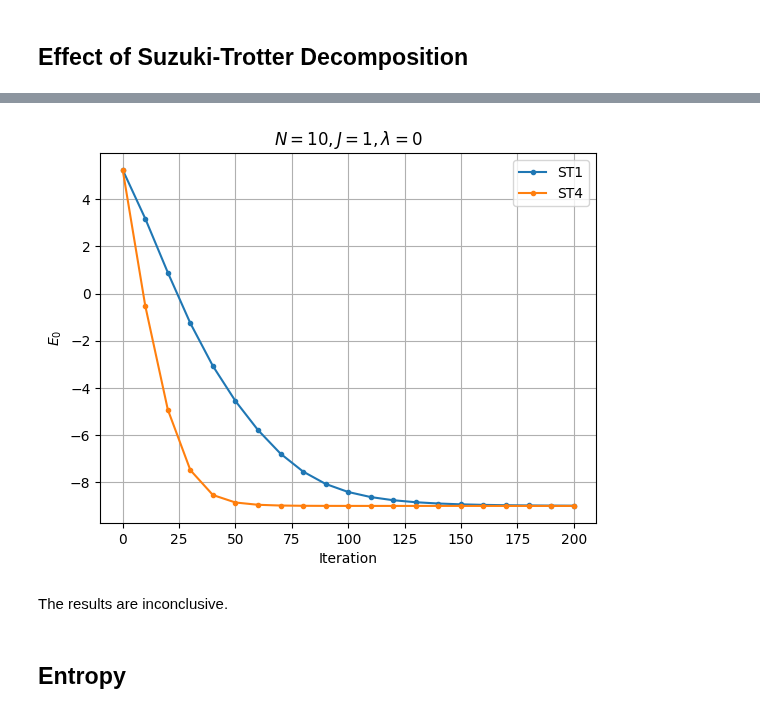
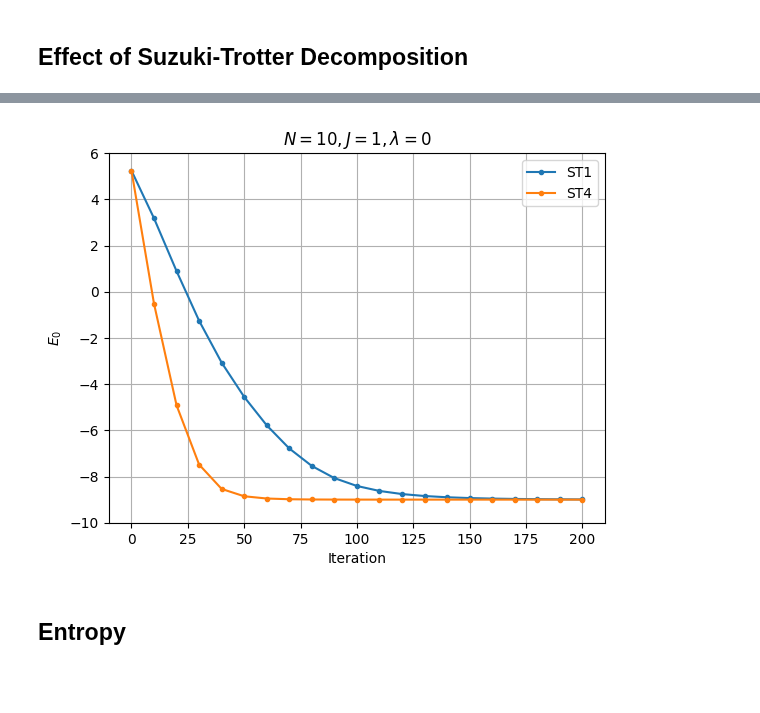
Before and after one commit to jchryssanthacopoulos/quantum_information, a Jupyter notebook: final_project/notebooks/ising_analysis.ipynb, the cells around one changed output, grey strips where cells are left out. Drawn from its saved outputs; the diff is of its cells as text; code cells hidden in the pictures; blank space fills up the shorter version.

Commit message:
Update ST plots and presentation

```diff
--- a/final_project/notebooks/ising_analysis.ipynb
+++ b/final_project/notebooks/ising_analysis.ipynb
@@ -305,6 +305,12 @@ The energy converges to the same value if $|J|$ is the same. The energy is lower
 st_orders = ["ST1", "ST4"]
 # %%
 model_params = {}
+# %%
+tau = 0.01
+num_iter = 210
+mid_steps = 10
+# %%
+iterations = range(0, num_iter, mid_steps)
 # %%
 energies_st_orders = np.zeros((len(st_orders), len(iterations)))
 run_times_st_orders = np.zeros((len(st_orders), len(iterations)))
@@ -331,14 +325,0 @@ plt.savefig('../figures/energy_vs_iterations_diff_st_order.png', bbox_inches='ti
-# %%
-bond_dim = 10
-
-energies_st_orders = np.zeros((len(st_orders), len(iterations)))
-run_times_st_orders = np.zeros((len(st_orders), len(iterations)))
-
-for i in tqdm(range(len(st_orders))):
-    start = time.time()
-    observables_at_midsteps = run_tebd(
-        model_name, model_params, N, num_iter=num_iter, mid_steps=mid_steps, bond_dim=bond_dim, st_order=st_orders[i],
-        observables=observables, print_to_stdout=False, rng_seed=1
-    )
-    run_times_st_orders[i] = time.time() - start
-    energies_st_orders[i] = np.real(observables_at_midsteps['energy'])
@@ -372,16 +326,15 @@ array([[ 58.92185712,  58.92185712,  58.92185712,  58.92185712,
-# %%
-plt.plot(iterations, energies_st_orders[0], 'o-', markersize=3, label=st_orders[0])
-plt.plot(iterations, energies_st_orders[1], 'o-', markersize=3, label=st_orders[1])
-plt.xlabel("Iteration")
-plt.ylabel("$E_0$")
-plt.legend()
-plt.title("$N= 10, J = 1, \lambda=0$")
-plt.grid()
-plt.savefig('../figures/energy_vs_iterations_diff_st_order.png', bbox_inches='tight', dpi=300);
-# %% [output]
-[figure, removed]
-# %% [markdown]
-The results are inconclusive.
+# %%
+plt.plot(iterations, energies_st_orders[0], 'o-', markersize=3, label=st_orders[0])
+plt.plot(iterations, energies_st_orders[1], 'o-', markersize=3, label=st_orders[1])
+plt.xlabel("Iteration")
+plt.ylabel("$E_0$")
+plt.legend()
+plt.ylim([-10, 6])
+plt.title("$N= 10, J = 1, \lambda=0$")
+plt.grid()
+plt.savefig('../figures/energy_vs_iterations_diff_st_order.png', bbox_inches='tight', dpi=300);
+# %% [output]
+[figure, added]
 # %% [markdown]
 ## Entropy
 # %% [markdown]
```
Also changed, not shown: parts of 21 cells of this notebook, 2 other files.
